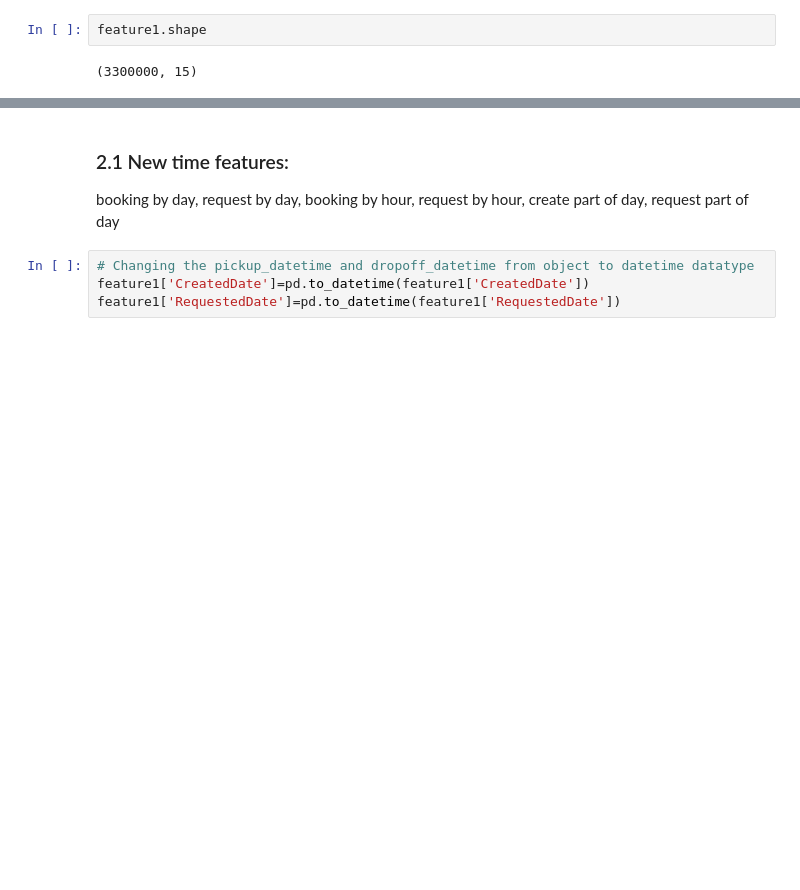
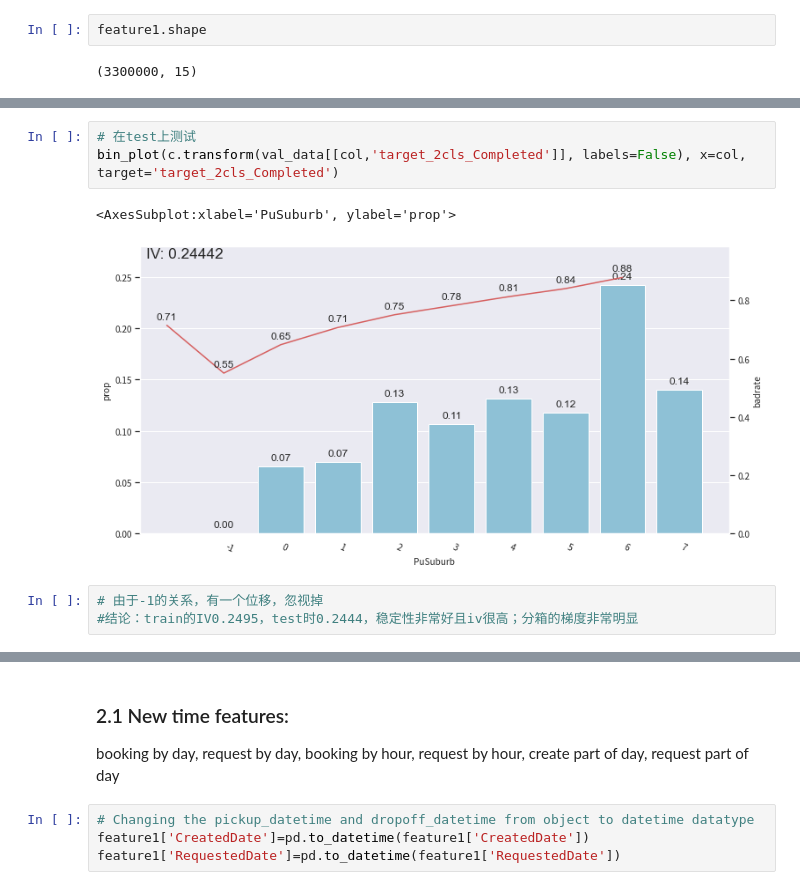
Before and after one commit to xhua0336/Taxi_booking_analysis, a Jupyter notebook: Feature_engineering.ipynb, the cells around one changed output, grey strips where cells are left out. Cells and saved outputs as stored; diff of their text form; blank space fills up the shorter version.

```diff
--- a/Feature_engineering.ipynb
+++ b/Feature_engineering.ipynb
@@ -138,0 +204,9 @@ feature1.shape
+# %%
+# 在test上测试
+bin_plot(c.transform(val_data[[col,'target_2cls_Completed']], labels=False), x=col, target='target_2cls_Completed')
+# %% [output]
+<AxesSubplot:xlabel='PuSuburb', ylabel='prop'>
+[figure, added]
+# %%
+# 由于-1的关系，有一个位移，忽视掉
+#结论：train的IV0.2495，test时0.2444，稳定性非常好且iv很高；分箱的梯度非常明显
```
Also changed, not shown: parts of 14 cells of this notebook.
